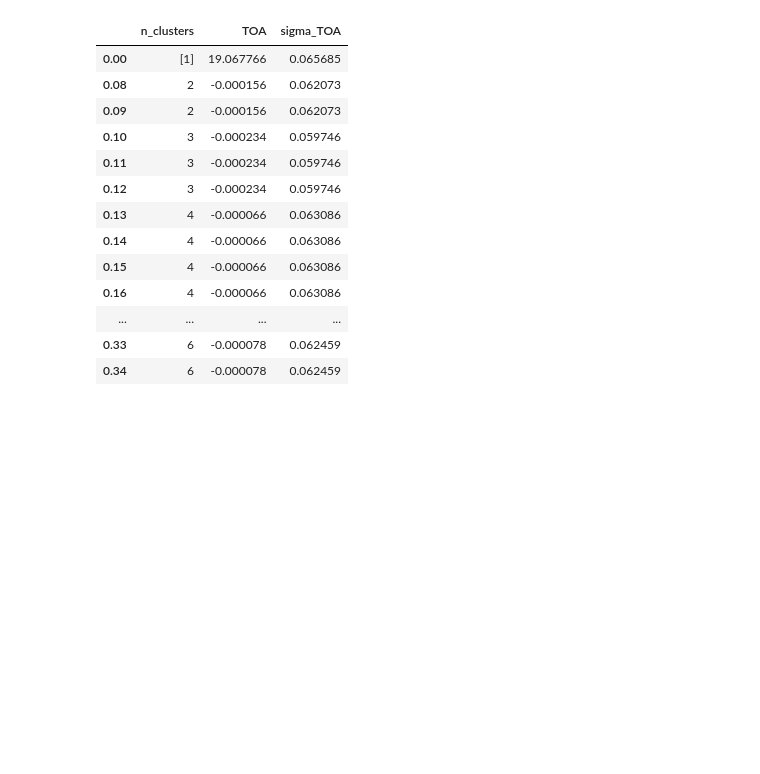
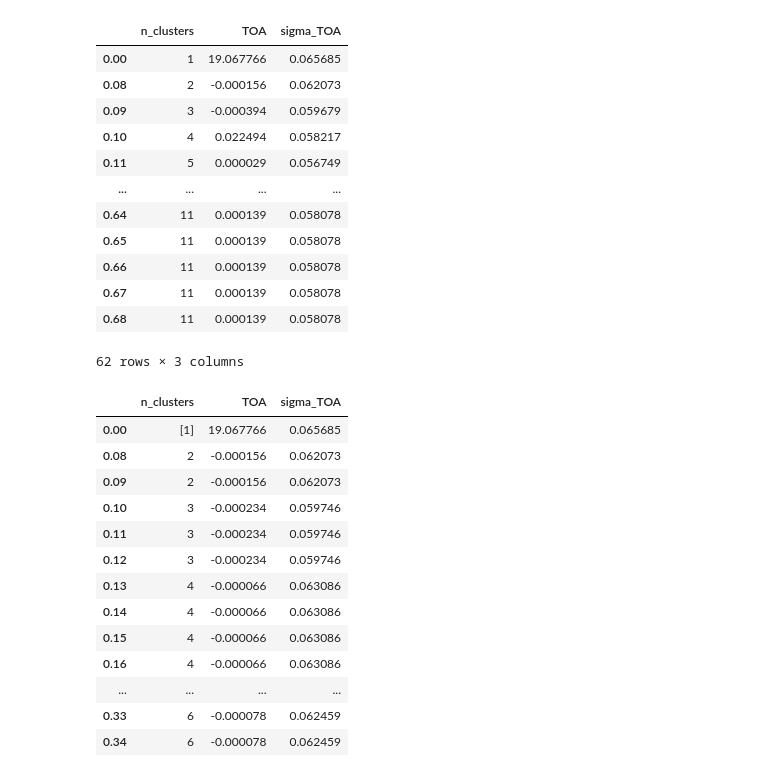
Before and after one commit to sophiasosafiscella/highfluencetiming, a Jupyter notebook: plot_results.ipynb, the cells around one changed output. Cells and saved outputs as stored; diff of their text form; code cells hidden in the pictures; blank space fills up the shorter version.

```diff
--- a/plot_results.ipynb
+++ b/plot_results.ipynb
@@ -17,3 +32,19 @@ from lmfit import Minimizer, Parameters, create_params, report_fit, Model
+# %%
+pd.read_pickle("./results/pol_calibrated/820_band_meerguard_pazr/0.0_sigma/OPTICS_min_cluster_size_0.03/results.pkl")
+# %% [output]
+|  | n_clusters | TOA | sigma_TOA |
+| 0.00 | 1 | 19.067766 | 0.065685 |
+| 0.08 | 2 | -0.000156 | 0.062073 |
+| 0.09 | 3 | -0.000394 | 0.059679 |
+| 0.10 | 4 | 0.022494 | 0.058217 |
+| 0.11 | 5 | 0.000029 | 0.056749 |
+| ... | ... | ... | ... |
+| 0.64 | 11 | 0.000139 | 0.058078 |
+| 0.65 | 11 | 0.000139 | 0.058078 |
+| 0.66 | 11 | 0.000139 | 0.058078 |
+| 0.67 | 11 | 0.000139 | 0.058078 |
+| 0.68 | 11 | 0.000139 | 0.058078 |
+62 rows × 3 columns
 # %%
 OPTICS_results = pd.read_pickle("/Users/vs4793/PycharmProjects/highfluencetiming/results/pol_calibrated/820_band_meerguard_pazr/0.0_sigma/OPTICS/results.pkl")
 display(OPTICS_results)
```
Also changed, not shown: parts of 7 cells of this notebook, 11 other files.
